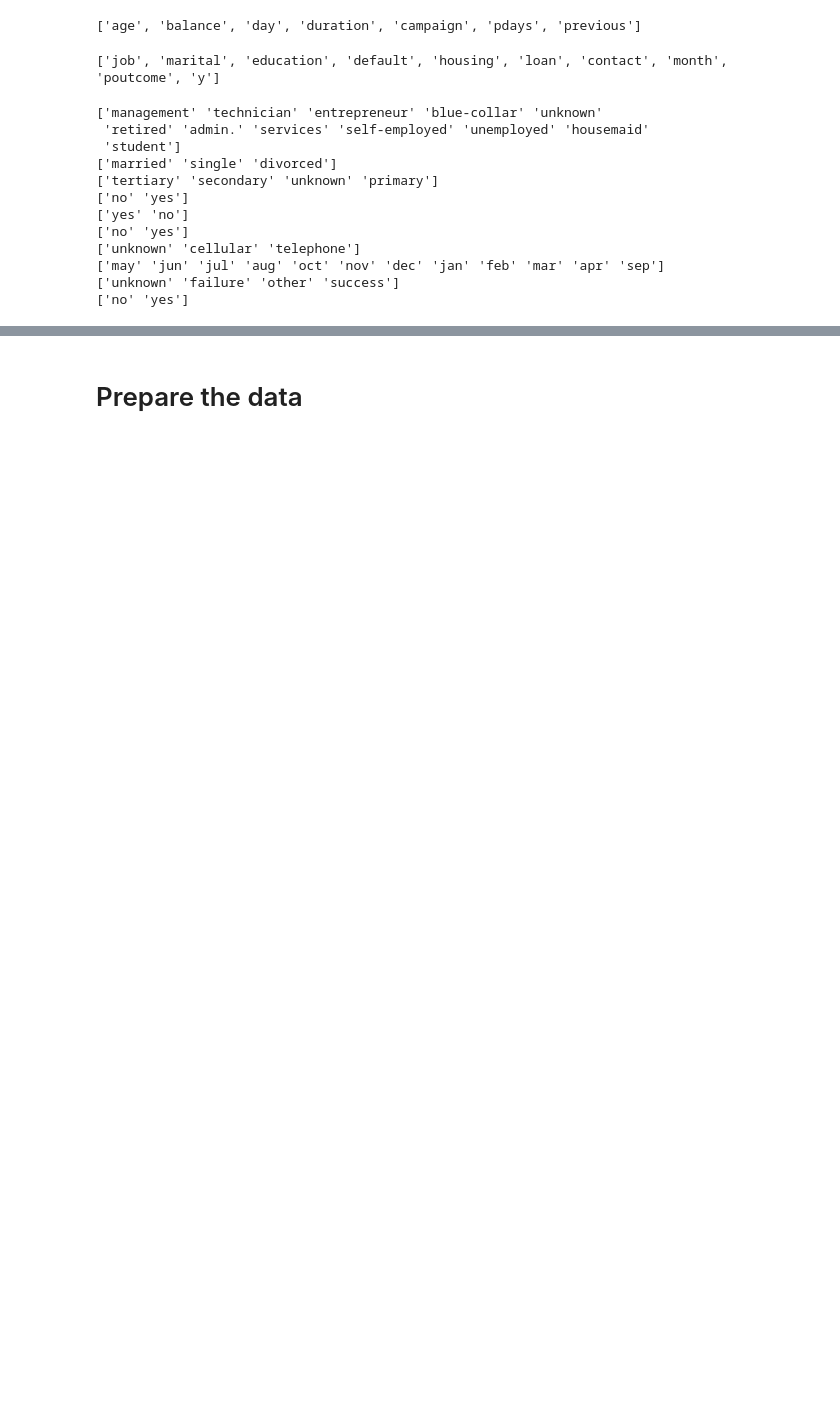
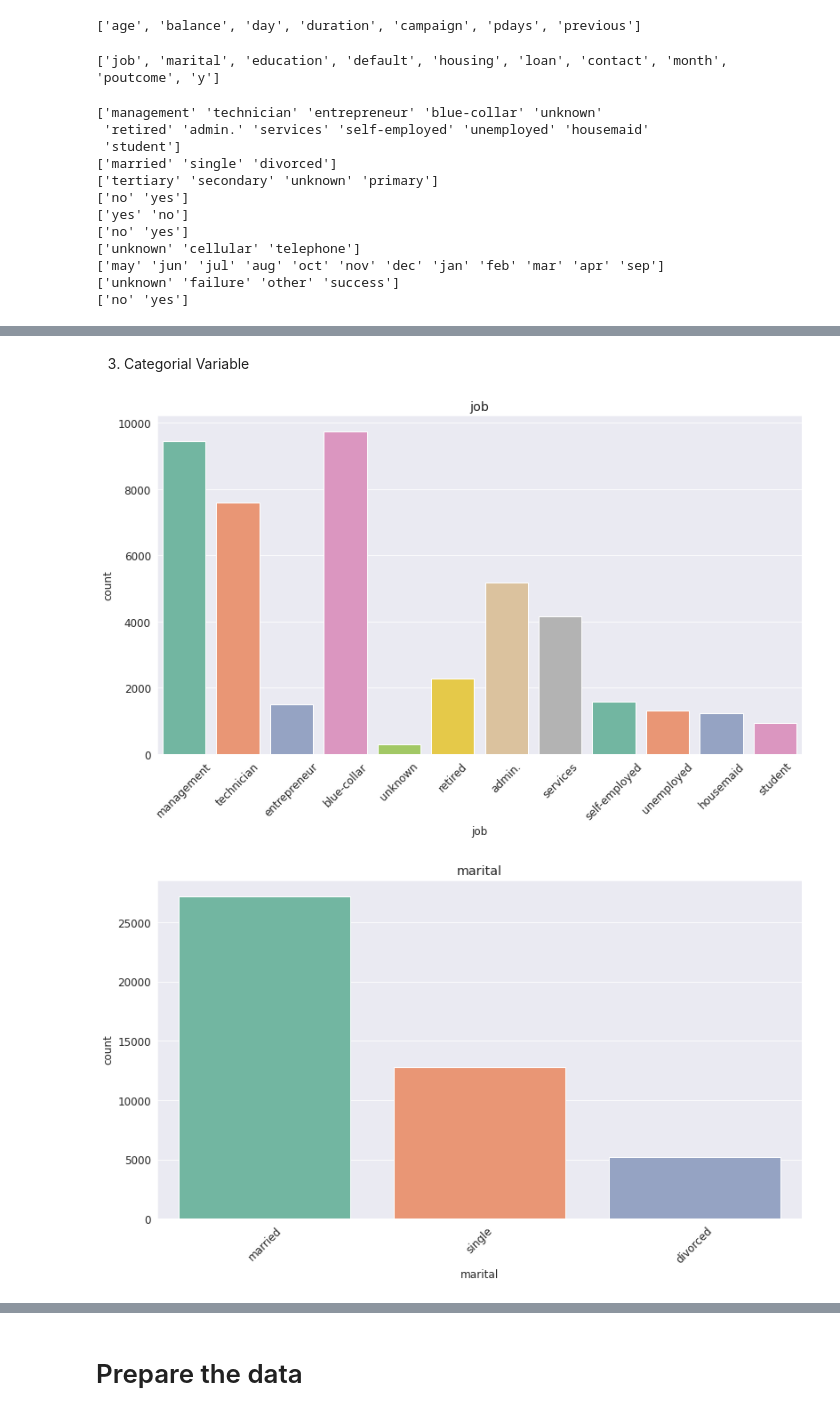
Before and after one commit to GODxFATHER/Bank-Marketing-Effectiveness-Prediction, a Jupyter notebook: Bank_Marketing_Effectiveness_Prediction_Capstone_Project.ipynb, the cells around one changed output, grey strips where cells are left out. Cells and saved outputs as stored; diff of their text form; code cells hidden in the pictures; blank space fills up the shorter version.

```diff
--- a/Bank_Marketing_Effectiveness_Prediction_Capstone_Project.ipynb
+++ b/Bank_Marketing_Effectiveness_Prediction_Capstone_Project.ipynb
@@ -175,0 +217,12 @@ for col in cat_f:
+# %% [markdown]
+3. Categorial Variable
+# %%
+for col in cat_f:
+  sns.countplot(df[col], palette="Set2")
+  # sns.histplot( y = col, data = df,
+  plt.title(col)#+' boxplot')
+  plt.xticks(rotation = 45)
+  plt.show()
+# %% [output]
+[figure, added]
+[figure, added]
```
Also changed, not shown: parts of 48 cells of this notebook.
